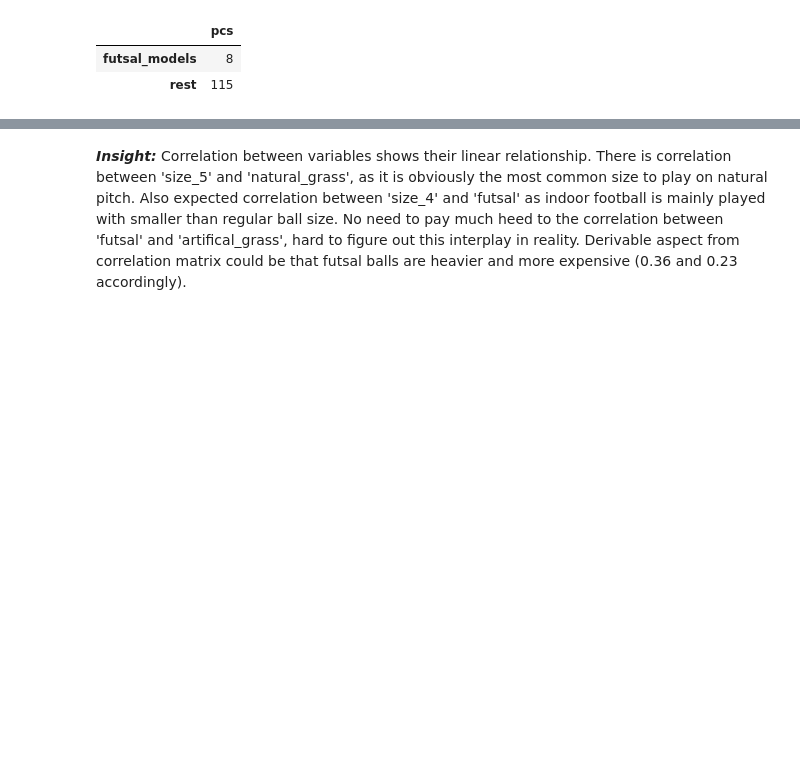
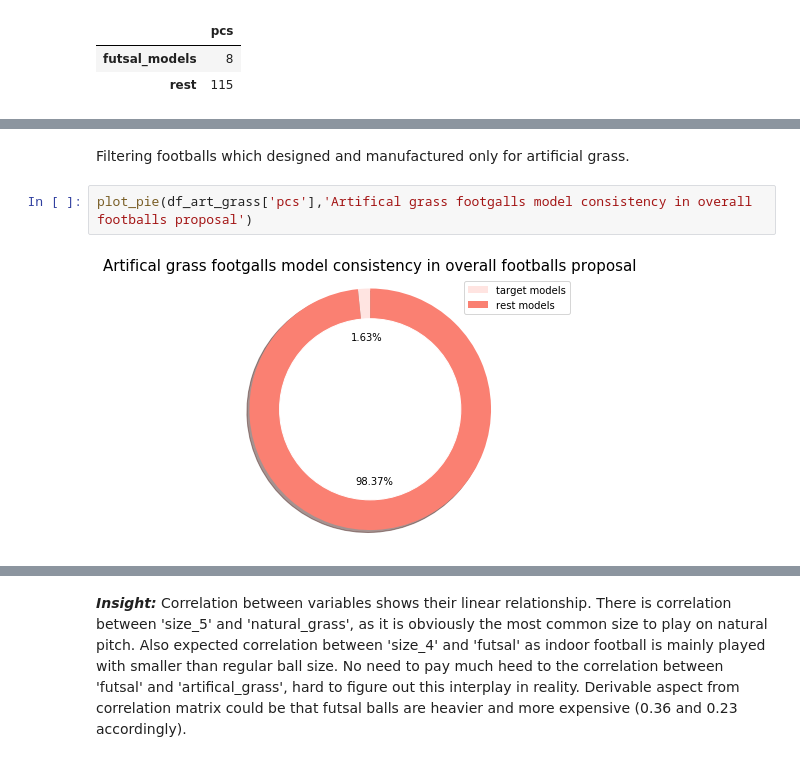
Before and after one commit to unkind58/Project_Footballs_Analysis, a Jupyter notebook: app.ipynb, the cells around one changed output, grey strips where cells are left out. Saved outputs shown, nothing was run; the diff lists cells and outputs as text; blank space fills up the shorter version.

```diff
--- a/app.ipynb
+++ b/app.ipynb
@@ -216,0 +255,6 @@ plot_pie(df_futsal['pcs'],'Futsal model consistency in overall balls proposal')
+# %% [markdown]
+Filtering footballs which designed and manufactured only for artificial grass.
+# %%
+plot_pie(df_art_grass['pcs'],'Artifical grass footgalls model consistency in overall footballs proposal')
+# %% [output]
+[figure, added]
```
Also changed, not shown: parts of 22 cells of this notebook.
